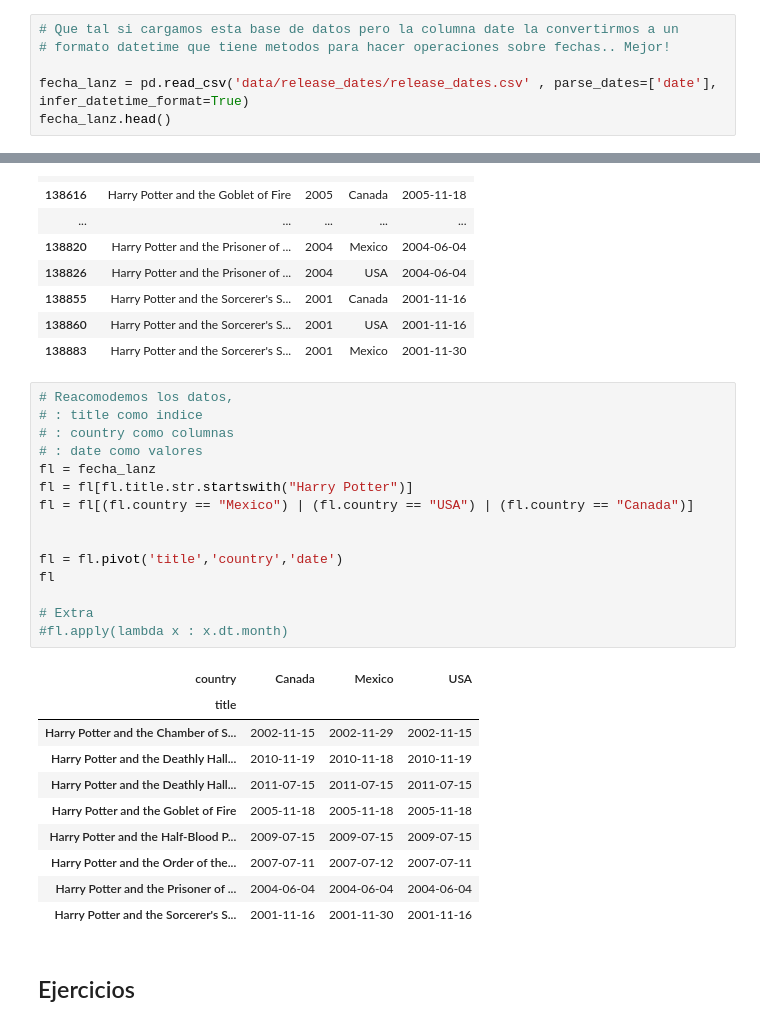
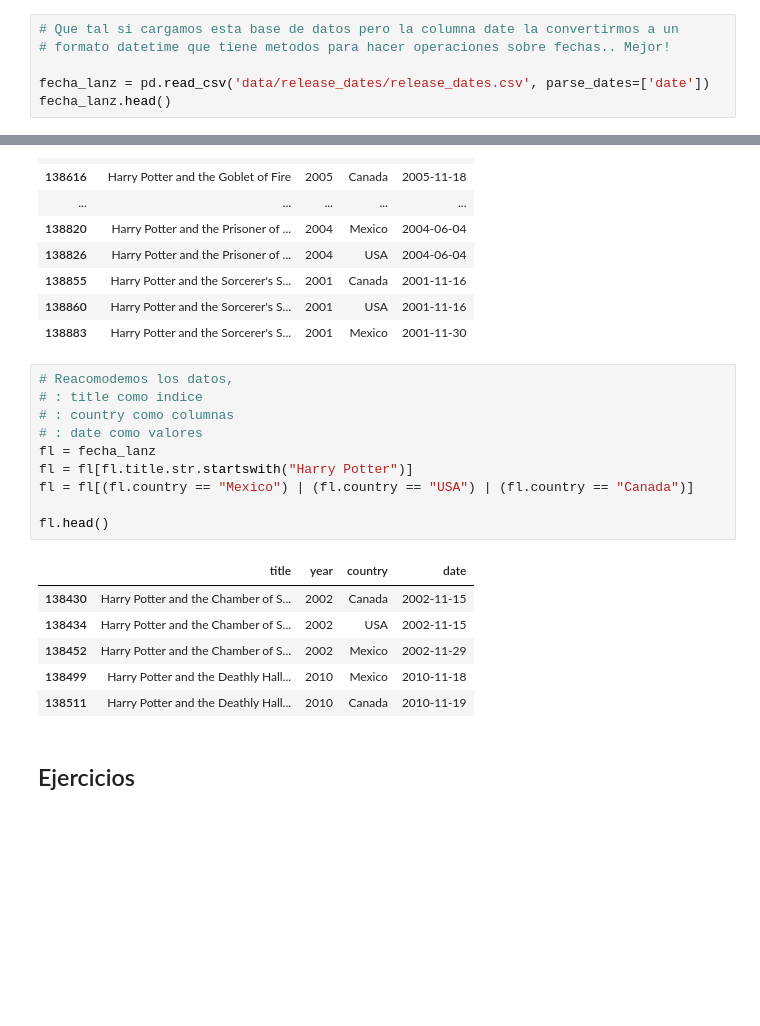
Before and after one commit to GRuesga/I.-Programacion-I, a Jupyter notebook: Unidad II/6. pandas-ejercicios-3.ipynb, the cells around one changed output, grey strips where cells are left out. Saved outputs shown, nothing was run; the diff lists cells and outputs as text; blank space fills up the shorter version.

```diff
--- a/Unidad II/6. pandas-ejercicios-3.ipynb
+++ b/Unidad II/6. pandas-ejercicios-3.ipynb
@@ -36,7 +33,7 @@ fecha_lanz.head()
 # Que tal si cargamos esta base de datos pero la columna date la convertirmos a un
 # formato datetime que tiene metodos para hacer operaciones sobre fechas.. Mejor!
 
-fecha_lanz = pd.read_csv('data/release_dates/release_dates.csv' , parse_dates=['date'], infer_datetime_format=True)
+fecha_lanz = pd.read_csv('data/release_dates/release_dates.csv', parse_dates=['date'])
 fecha_lanz.head()
 # %% [output]
 |  | title | year | country | date |
@@ -168,29 +186,20 @@ fl
 # %%
 # Reacomodemos los datos,
 # : title como indice
 # : country como columnas
 # : date como valores
 fl = fecha_lanz
 fl = fl[fl.title.str.startswith("Harry Potter")]
 fl = fl[(fl.country == "Mexico") | (fl.country == "USA") | (fl.country == "Canada")]
 
-
-fl = fl.pivot('title','country','date')
-fl
-
-# Extra
-#fl.apply(lambda x : x.dt.month)
+fl.head()
 # %% [output]
-| country | Canada | Mexico | USA |
-| title |  |  |  |
-| Harry Potter and the Chamber of S... | 2002-11-15 | 2002-11-29 | 2002-11-15 |
-| Harry Potter and the Deathly Hall... | 2010-11-19 | 2010-11-18 | 2010-11-19 |
-| Harry Potter and the Deathly Hall... | 2011-07-15 | 2011-07-15 | 2011-07-15 |
-| Harry Potter and the Goblet of Fire | 2005-11-18 | 2005-11-18 | 2005-11-18 |
-| Harry Potter and the Half-Blood P... | 2009-07-15 | 2009-07-15 | 2009-07-15 |
-| Harry Potter and the Order of the... | 2007-07-11 | 2007-07-12 | 2007-07-11 |
-| Harry Potter and the Prisoner of ... | 2004-06-04 | 2004-06-04 | 2004-06-04 |
-| Harry Potter and the Sorcerer's S... | 2001-11-16 | 2001-11-30 | 2001-11-16 |
+|  | title | year | country | date |
+| 138430 | Harry Potter and the Chamber of S... | 2002 | Canada | 2002-11-15 |
+| 138434 | Harry Potter and the Chamber of S... | 2002 | USA | 2002-11-15 |
+| 138452 | Harry Potter and the Chamber of S... | 2002 | Mexico | 2002-11-29 |
+| 138499 | Harry Potter and the Deathly Hall... | 2010 | Mexico | 2010-11-18 |
+| 138511 | Harry Potter and the Deathly Hall... | 2010 | Canada | 2010-11-19 |
 # %% [markdown]
 ## Ejercicios
 # %%
```
Also changed, not shown: parts of 9 cells of this notebook, 6 other files.
